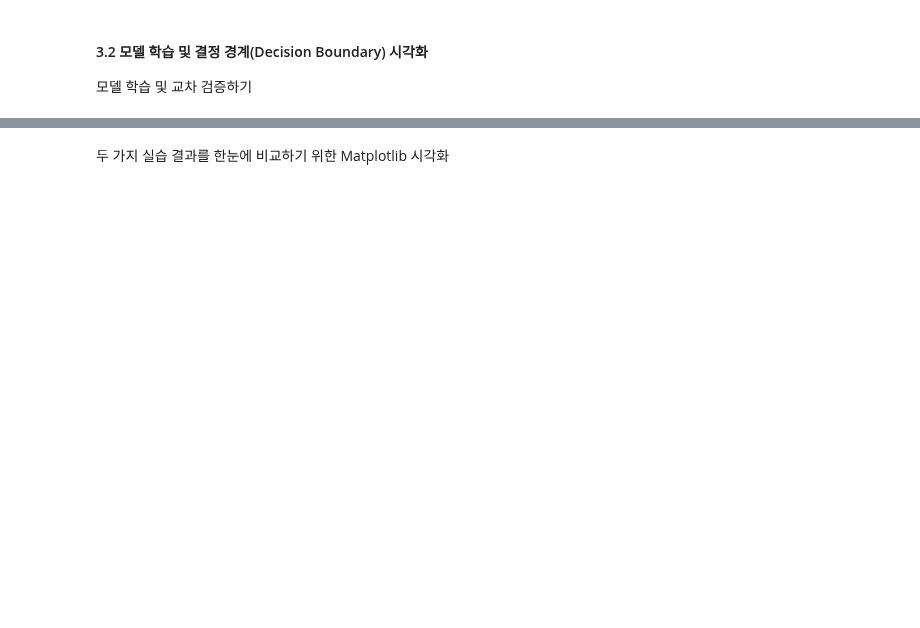
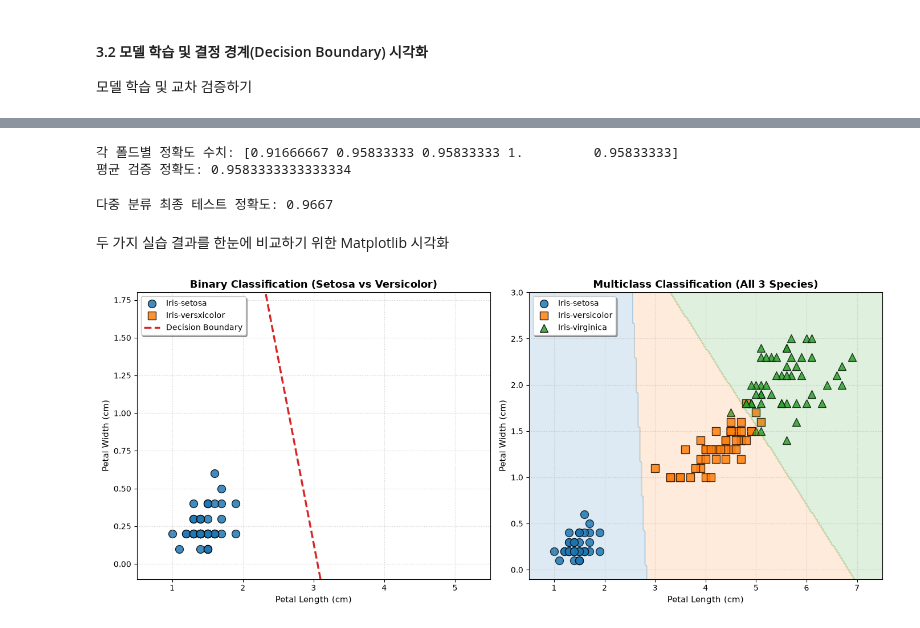
Before and after one commit to Cocode96/AX_Study, a Jupyter notebook: 04_MACHINE_LEARNING/src/04_machine_learning/chapter03/02.ipynb, the cells around one changed output, grey strips where cells are left out. Saved outputs shown, nothing was run; the diff lists cells and outputs as text; code cells hidden in the pictures; blank space fills up the shorter version.

```diff
--- a/04_MACHINE_LEARNING/src/04_machine_learning/chapter03/02.ipynb
+++ b/04_MACHINE_LEARNING/src/04_machine_learning/chapter03/02.ipynb
@@ -20,3 +50,8 @@
 실습에 필요한 도구 불러오기
 # %% [markdown]
 붓꽃 데이터셋(Iris.csv) 불러오기
+# %%
+df = pd.read_csv('Iris.csv')
+df.head()
+
+df['Species'].unique()
@@ -27,3 +124,16 @@
 # %% [markdown]
 #### 3.2 모델 학습 및 결정 경계(Decision Boundary) 시각화
 모델 학습 및 교차 검증하기
+# %%
+#이진 분류 모델 학습
+binary_model = LogisticRegression()
+binary_model.fit(X=X_bin_train, y=y_bin_train)
+
+bin_test_preds = binary_model.predict(X_bin_test)
+
+bin_test_preds
+
+print(bin_test_preds)
+print(y_bin_test.values)
+bin_accuracy = accuracy_score(y_bin_test, bin_test_preds)
+print(f"이진 분류 테스트 정확도 : {bin_accuracy:.4f}")
@@ -29,0 +144,15 @@
+# %%
+# 다중 분류 훈련 세트, 테스트 세트
+X_multi_train, X_multi_test, y_multi_train, y_multi_test = train_test_split(
+    X_multi, y_multi, test_size=0.2, random_state=42, stratify=y_multi
+)
+
+multi_model = LogisticRegression()
+multi_model.fit(X_multi_train, y_multi_train)
+
+multi_test_preds = multi_model.predict(X_multi_test)
+print("예측한 값: ", multi_test_preds)
+print("원래 값 : ", y_multi_test.values)
+
+multi_test_accuracy = accuracy_score(y_multi_test, multi_test_preds)
+print("정확도: ", multi_test_accuracy)
@@ -30,3 +179,20 @@
+# %%
+kf = KFold(n_splits=5, shuffle=True, random_state=42)
+cv_scores = cross_val_score(multi_model, X_mul_train, y_mul_train, cv=kf)
+
+print("각 폴드별 정확도 수치:", cv_scores)
+print("평균 검증 정확도:", cv_scores.mean())
+# %% [output]
+각 폴드별 정확도 수치: [0.91666667 0.95833333 0.95833333 1.         0.95833333]
+평균 검증 정확도: 0.9583333333333334
+# %%
+multi_model.fit(X_multi_train, y_multi_train)
+
+multi_test_preds = multi_model.predict(X_multi_test)
+multi_accuracy = accuracy_score(y_multi_test, multi_test_preds)
+print(f"다중 분류 최종 테스트 정확도: {multi_accuracy:.4f}")
+# %% [output]
+다중 분류 최종 테스트 정확도: 0.9667
 # %% [markdown]
 두 가지 실습 결과를 한눈에 비교하기 위한 Matplotlib 시각화
 # %%
@@ -36,7 +202,7 @@ fig, axes = plt.subplots(1, 2, figsize=(14, 6))
 ax1 = axes[0]
 colors_binary = ['#1F77B4', '#FF7F0E']
 markers_binary = ['o', 's']
-species_binary = ['Iris-setosa', 'Iris-versicolor']
+species_binary = ['Iris-setosa', 'Iris-versxicolor']
 
 for species, color, marker in zip(species_binary, colors_binary, markers_binary):
     subset = df_binary[df_binary['Species'] == species]
@@ -67,30 +233,32 @@ markers_multi = {'Iris-setosa': 'o', 'Iris-versicolor': 's', 'Iris-virginica': '
 for species in ['Iris-setosa', 'Iris-versicolor', 'Iris-virginica']:
     subset = df[df['Species'] == species]
     ax2.scatter(subset['PetalLengthCm'], subset['PetalWidthCm'], label=species, color=colors_multi[species], marker=markers_multi[species], s=100, edgecolor='black', alpha=0.85)
 
 # 가로축과 세로축 격자를 촘촘히 쪼개 전 구역에 소프트맥스 예측 결과 칠하기
 xx, yy = np.meshgrid(np.linspace(0.5, 7.5, 200), np.linspace(-0.1, 3.0, 200))
 grid_points = np.c_[xx.ravel(), yy.ravel()]
 
 
 grid_df = pd.DataFrame(grid_points, columns=['PetalLengthCm', 'PetalWidthCm'])
 Z_pred = multi_model.predict(grid_df)
 
 # 클래스 이름을 예측 컬러 번호(0, 1, 2)로 전처리 변환
 species_to_num = {'Iris-setosa': 0, 'Iris-versicolor': 1, 'Iris-virginica': 2}
 Z_num = np.array([species_to_num[item] for item in Z_pred]).reshape(xx.shape)
 
 # 결정 구역에 예쁜 투명도를 주어 영역 채우기
 custom_cmap = ListedColormap(['#1F77B4', '#FF7F0E', '#2CA02C'])
 ax2.contourf(xx, yy, Z_num, alpha=0.15, cmap=custom_cmap)
 
 ax2.set_title("Multiclass Classification (All 3 Species)", fontsize=13, fontweight='bold')
 ax2.set_xlabel("Petal Length (cm)", fontsize=11)
 ax2.set_ylabel("Petal Width (cm)", fontsize=11)
 ax2.set_xlim(0.5, 7.5)
 ax2.set_ylim(-0.1, 3.0)
 ax2.legend(loc='upper left', frameon=True, shadow=True)
 ax2.grid(True, linestyle=':', alpha=0.6)
 
 plt.tight_layout()
 plt.show()
+# %% [output]
+[figure, added]
```
Also changed, not shown: parts of 9 cells of this notebook, 2 other files.
